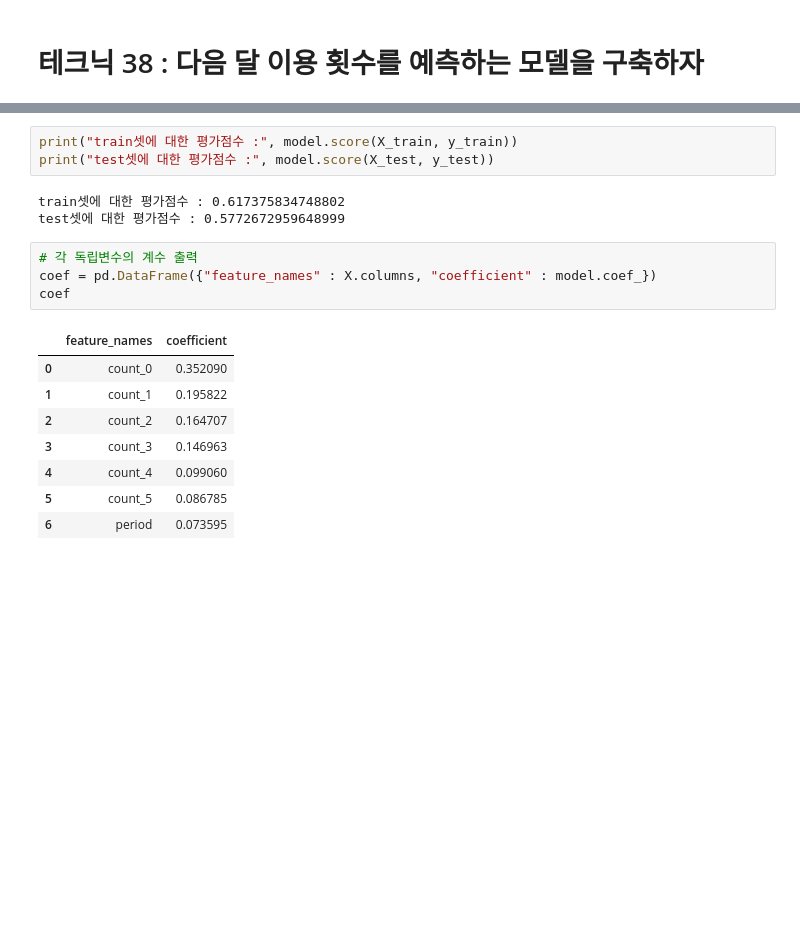
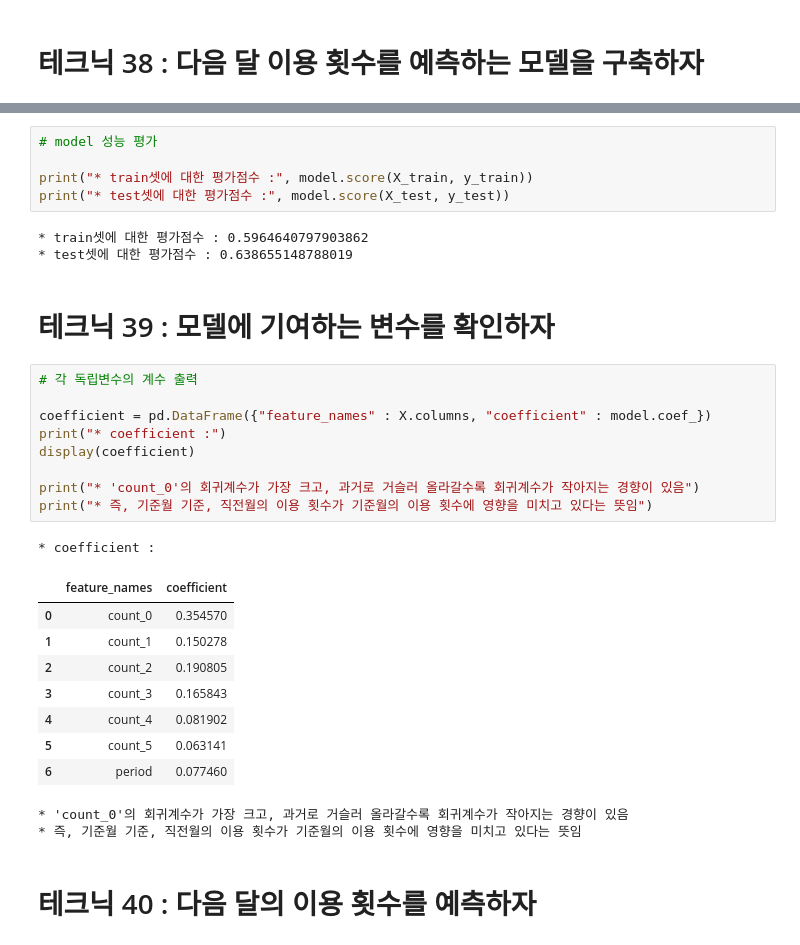
Before and after one commit to wooseok1152/python-data_analysis, a Jupyter notebook: 4장 고객의 행동을 예측하는 테크닉 10.ipynb, the cells around one changed output, grey strips where cells are left out. Saved outputs shown, nothing was run; the diff lists cells and outputs as text; blank space fills up the shorter version.

```diff
--- a/4장 고객의 행동을 예측하는 테크닉 10.ipynb
+++ b/4장 고객의 행동을 예측하는 테크닉 10.ipynb
@@ -614,21 +659,35 @@ LinearRegression(copy_X=True, fit_intercept=True, n_jobs=None,
 # %%
-print("train셋에 대한 평가점수 :", model.score(X_train, y_train))
-print("test셋에 대한 평가점수 :", model.score(X_test, y_test))
+# model 성능 평가
+
+print("* train셋에 대한 평가점수 :", model.score(X_train, y_train))
+print("* test셋에 대한 평가점수 :", model.score(X_test, y_test))
 # %% [output]
-train셋에 대한 평가점수 : 0.617375834748802
-test셋에 대한 평가점수 : 0.5772672959648999
+* train셋에 대한 평가점수 : 0.5964640797903862
+* test셋에 대한 평가점수 : 0.638655148788019
-# %%
-# 각 독립변수의 계수 출력
-coef = pd.DataFrame({"feature_names" : X.columns, "coefficient" : model.coef_})
-coef
-# %% [output]
-|  | feature_names | coefficient |
-| 0 | count_0 | 0.352090 |
-| 1 | count_1 | 0.195822 |
-| 2 | count_2 | 0.164707 |
-| 3 | count_3 | 0.146963 |
-| 4 | count_4 | 0.099060 |
-| 5 | count_5 | 0.086785 |
-| 6 | period | 0.073595 |
+# %% [markdown]
+# 테크닉 39 : 모델에 기여하는 변수를 확인하자
+# %%
+# 각 독립변수의 계수 출력
+
+coefficient = pd.DataFrame({"feature_names" : X.columns, "coefficient" : model.coef_})
+print("* coefficient :")
+display(coefficient)
+
+print("* 'count_0'의 회귀계수가 가장 크고, 과거로 거슬러 올라갈수록 회귀계수가 작아지는 경향이 있음")
+print("* 즉, 기준월 기준, 직전월의 이용 횟수가 기준월의 이용 횟수에 영향을 미치고 있다는 뜻임")
+# %% [output]
+* coefficient :
+|  | feature_names | coefficient |
+| 0 | count_0 | 0.354570 |
+| 1 | count_1 | 0.150278 |
+| 2 | count_2 | 0.190805 |
+| 3 | count_3 | 0.165843 |
+| 4 | count_4 | 0.081902 |
+| 5 | count_5 | 0.063141 |
+| 6 | period | 0.077460 |
+* 'count_0'의 회귀계수가 가장 크고, 과거로 거슬러 올라갈수록 회귀계수가 작아지는 경향이 있음
+* 즉, 기준월 기준, 직전월의 이용 횟수가 기준월의 이용 횟수에 영향을 미치고 있다는 뜻임
+# %% [markdown]
+# 테크닉 40 : 다음 달의 이용 횟수를 예측하자
 # %%
 # 새로운 회원 두 명에 대한 다음 달의 이용 횟수 예측
```
Also changed, not shown: parts of 3 cells of this notebook, 1 other file.
